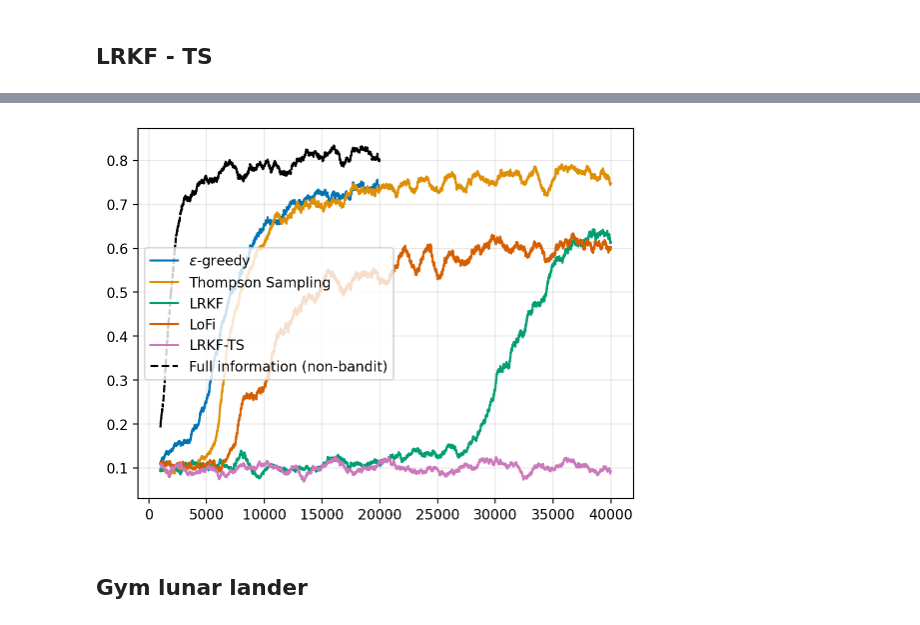
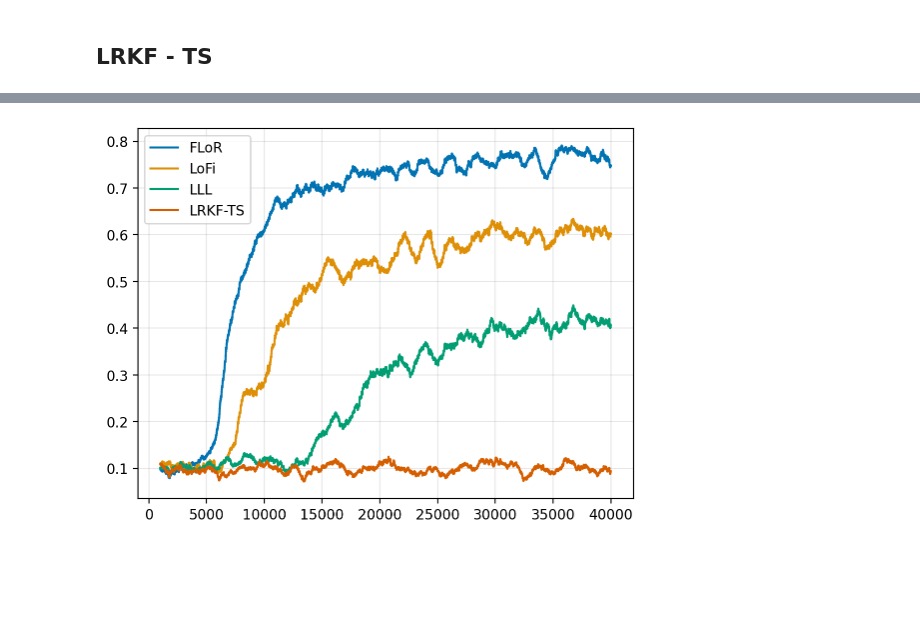
Before and after one commit to gerdm/low-rank-last-layer-inference, a Jupyter notebook: experiments/rl-toy.ipynb, the cells around one changed output, grey strips where cells are left out. Drawn from its saved outputs; the diff is of its cells as text; code cells hidden in the pictures; blank space fills up the shorter version.

```diff
--- a/experiments/rl-toy.ipynb
+++ b/experiments/rl-toy.ipynb
@@ -293,0 +318,12 @@ plt.grid(alpha=0.3)
+# %%
+%%time
+dynamics = 1e-3
+agent = lofi.LowRankPrecisionFilter(
+    mean_fn, cov_fn, dynamics_covariance=dynamics, rank=50
+)
+
+bel_init = agent.init_bel(params_init, cov=1.0)
+u_init = (bel_init, context_init, state_init)
+
+(bel_final, _, _), (actions, rewards_lofi) = jax.lax.scan(step, u_init, jnp.arange(steps))
+rewards_lofi = jax.block_until_ready((rewards_lofi + 1) / 2)
@@ -400,12 +420,12 @@ def lossfn(params, counter, x, y, apply_fn, noise=0.1):
 
 
 learning_rate = 1e-4
-buffer_size = 5
+buffer_size = 1
 n_inner = 5
 agent = FifoLaplaceDiag(
     mean_fn_ll,
     lossfn,
-    tx=optax.adamw(learning_rate),
+    tx=optax.adam(learning_rate),
     # tx=optax.contrib.muon(learning_rate),
     buffer_size=buffer_size,
     # dim_features=(28, 28, 1),
@@ -429,0 +523,7 @@ plt.grid(alpha=0.3)
+# %%
+%%time
+bel_init = agent.init_bel(params_init)
+u_init = (bel_init, context_init, state_init)
+
+state_final, (actions, rewards_lll) = jax.lax.scan(step, u_init, jnp.arange(steps))
+rewards_lll = jax.block_until_ready((rewards_lll + 1) / 2)
@@ -580,12 +691,12 @@ def cov_fn(eta, eps=0.1):
     return jnp.diag(mean) - jnp.outer(mean, mean) + jnp.eye(len(mean)) * eps
 # %%
 %%time
-dynamics = 1e-3
+dynamics = 1e-4
 agent = lrkf.LowRankCovarianceFilter(
     mean_fn, cov_fn, dynamics_covariance=dynamics, rank=50
 )
 
-bel_init = agent.init_bel(params_init, cov=1.0, low_rank_diag=True)
+bel_init = agent.init_bel(params_init, cov=1.0, low_rank_diag=False)
 u_init = (bel_init, context_init, state_init)
 steps = 40_000
 
@@ -609,14 +715,13 @@ plt.plot(actions)
 # %%
 window = 1000
-pd.Series(rewards_eps).rolling(window).mean().plot(label=r"$\epsilon$-greedy")
-pd.Series(rewards_ts).rolling(window).mean().plot(label="Thompson Sampling")
-pd.Series(rewards_lrkf).rolling(window).mean().plot(label="LRKF")
+# pd.Series(rewards_fullinfo).rolling(window).mean().plot(label="Full information (non-bandit)", c="black", linestyle="--")
+# pd.Series(rewards_eps).rolling(window).mean().plot(label=r"$\epsilon$-greedy")
+pd.Series(rewards_ts).rolling(window).mean().plot(label="FLoR")
+# pd.Series(rewards_lrkf).rolling(window).mean().plot(label="LRKF")
 pd.Series(rewards_lofi).rolling(window).mean().plot(label="LoFi")
+pd.Series(rewards_lll).rolling(window).mean().plot(label="LLL")
 pd.Series(rewards_lrkf_ts).rolling(window).mean().plot(label="LRKF-TS")
-pd.Series(rewards_fullinfo).rolling(window).mean().plot(label="Full information (non-bandit)", c="black", linestyle="--")
 plt.legend()
 plt.grid(alpha=0.3)
 # %% [output]
-[figure, old version]
+[figure, new version]
-# %% [markdown]
-## Gym lunar lander
```
Also changed, not shown: parts of 54 cells of this notebook, 1 other file.
